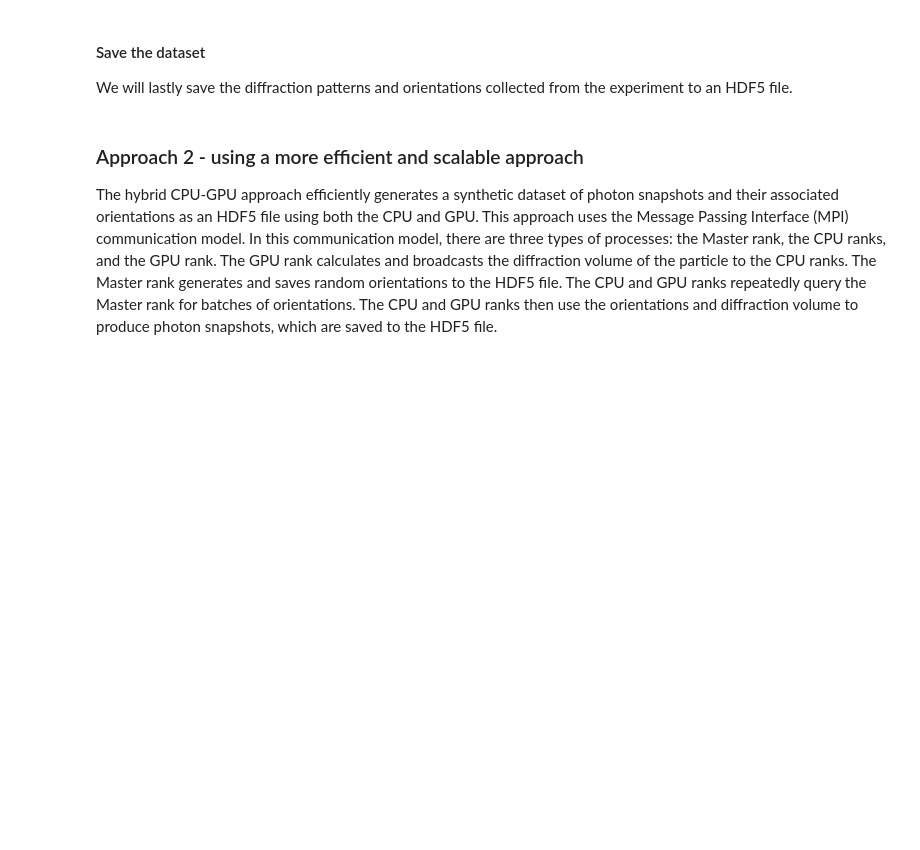
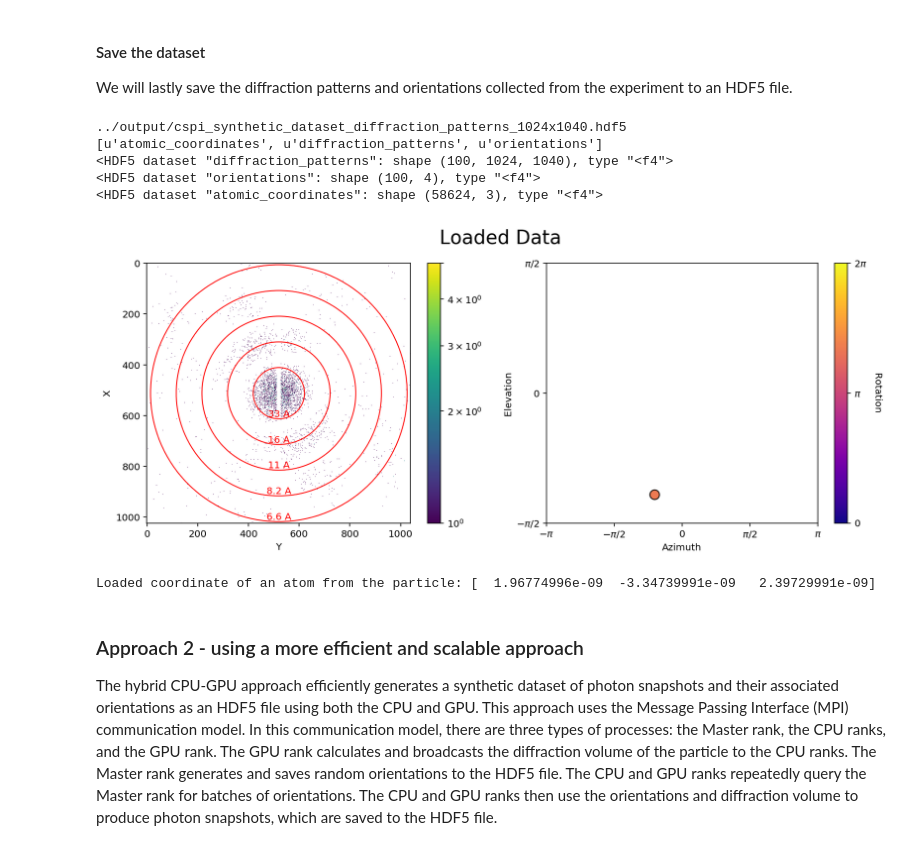
Before and after one commit to chuckie82/skopi, a Jupyter notebook: examples/notebooks/cspi_generate_synthetic_dataset.ipynb, the cells around one changed output. Cells and saved outputs as stored; diff of their text form; code cells hidden in the pictures; blank space fills up the shorter version.

Commit message:
Add atom positions to HDF5 file in the generate synthetic dataset notebook

```diff
--- a/examples/notebooks/cspi_generate_synthetic_dataset.ipynb
+++ b/examples/notebooks/cspi_generate_synthetic_dataset.ipynb
@@ -243,43 +243,58 @@ print(cspi_synthetic_dataset_file)
 
 diffraction_patterns_dataset_name = "diffraction_patterns"
 orientations_dataset_name = "orientations"
+atomic_coordinates_dataset_name = "atomic_coordinates"
 
 with h5.File(cspi_synthetic_dataset_file, "w") as cspi_synthetic_dataset_file_handle:
     dset_diffraction_patterns = cspi_synthetic_dataset_file_handle.create_dataset(diffraction_patterns_dataset_name, diffraction_patterns.shape, dtype='f')
     dset_diffraction_patterns[...] = diffraction_patterns
     dset_orientations = cspi_synthetic_dataset_file_handle.create_dataset(orientations_dataset_name, orientations.shape, dtype='f')
     dset_orientations[...] = orientations
+    dset_atomic_coordinates = cspi_synthetic_dataset_file_handle.create_dataset(atomic_coordinates_dataset_name, particle.atom_pos.shape, dtype='f')
+    dset_atomic_coordinates[...] = particle.atom_pos
 
 with h5.File(cspi_synthetic_dataset_file, "r") as cspi_synthetic_dataset_file_handle:
     print(list(cspi_synthetic_dataset_file_handle.keys()))
     print(cspi_synthetic_dataset_file_handle[diffraction_patterns_dataset_name])
     print(cspi_synthetic_dataset_file_handle[orientations_dataset_name])
+    print(cspi_synthetic_dataset_file_handle[atomic_coordinates_dataset_name])
 
     loaded_diffraction_pattern = cspi_synthetic_dataset_file_handle[diffraction_patterns_dataset_name][0]
     loaded_orientation = cspi_synthetic_dataset_file_handle[orientations_dataset_name][0]
+    loaded_atomic_coordinate = cspi_synthetic_dataset_file_handle[atomic_coordinates_dataset_name][0]
 
 print('\n')
 
 fig_nrows = 1
 fig_ncols = 2
 
 fig_width = 14
 fig_height = 5 * fig_nrows
 
 plt.figure(figsize=(fig_width, fig_height))
 viz = ps.Visualizer(experiment, diffraction_rings="auto", log_scale=True)
 
 plt.subplot(fig_nrows, fig_ncols, 1)
 viz.imshow(loaded_diffraction_pattern)
 
 axis, theta = angle_axis_representation(loaded_orientation)
 azimuth, elevation = azimuth_elevation_representation(axis)
 
 ax = plt.subplot(fig_nrows, fig_ncols, 2)
 plot_orientation(ax, azimuth, elevation, theta)
 
 plt.suptitle('Loaded Data', fontsize=20)
 plt.show()
+
+print("Loaded coordinate of an atom from the particle: {}".format(loaded_atomic_coordinate))
+# %% [output]
+../output/cspi_synthetic_dataset_diffraction_patterns_1024x1040.hdf5
+[u'atomic_coordinates', u'diffraction_patterns', u'orientations']
+<HDF5 dataset "diffraction_patterns": shape (100, 1024, 1040), type "<f4">
+<HDF5 dataset "orientations": shape (100, 4), type "<f4">
+<HDF5 dataset "atomic_coordinates": shape (58624, 3), type "<f4">
+[figure, added]
+Loaded coordinate of an atom from the particle: [  1.96774996e-09  -3.34739991e-09   2.39729991e-09]
 # %% [markdown]
 ### Approach 2 - using a more efficient and scalable approach <a id='a2-experiment'></a>
 
```
Also changed, not shown: parts of 1 cell of this notebook.
